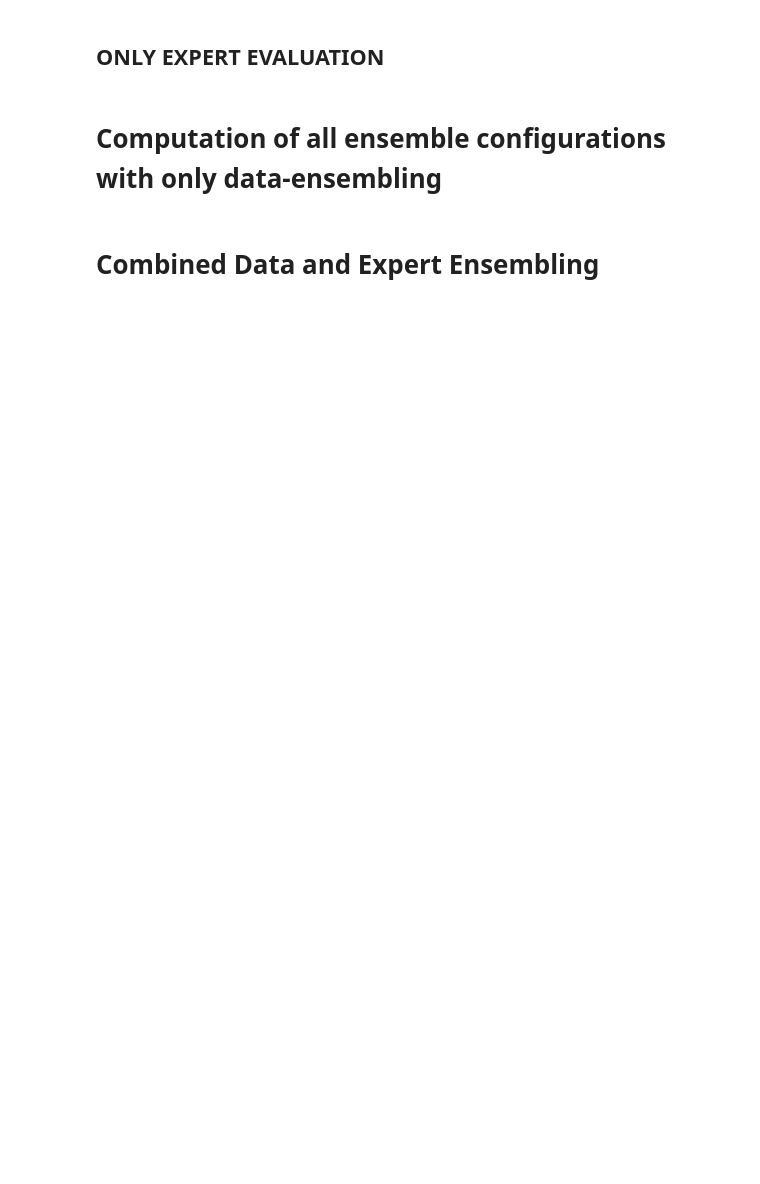
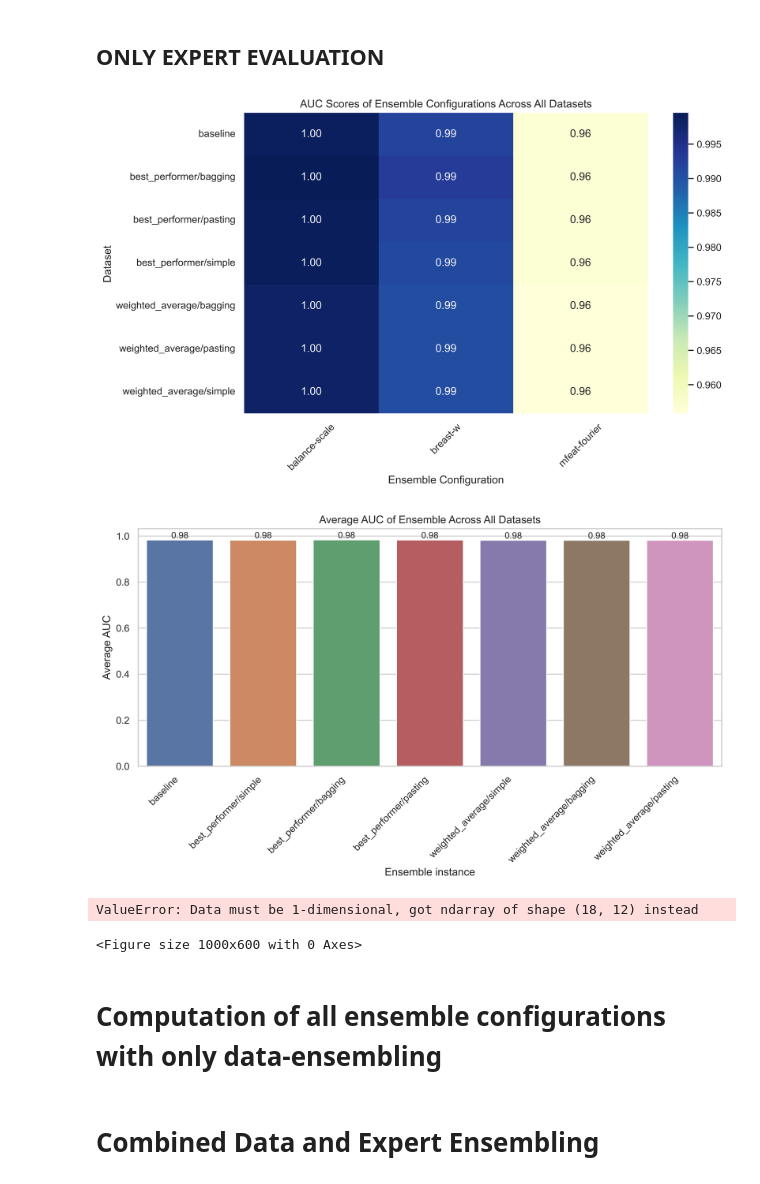
Before and after one commit to PufferFishCode/MSGPFN, a Jupyter notebook: tabpfn/EnsembleTabPfnAUC.ipynb, the cells around one changed output. Drawn from its saved outputs; the diff is of its cells as text; code cells hidden in the pictures; blank space fills up the shorter version.

```diff
--- a/tabpfn/EnsembleTabPfnAUC.ipynb
+++ b/tabpfn/EnsembleTabPfnAUC.ipynb
@@ -428,30 +365,35 @@ def plot_histogram_average_AUC_instance(dictionary, result_path):
 # %%
 def plot_histogram_average_auc_model(dictionary, result_path):
     model_auc_dict = {}
+
     for ensemble_name, ensemble_data in dictionary.items():
+        if "baseline" == ensemble_name:
+            continue
+
         for dataset_name, ensemble_dict in ensemble_data.items():
-            if "data_ens_dict" not in ensemble_dict:
-                continue
+            for model_name, model_content in ensemble_dict["model_dict"].items():
 
-            for model_name_key, model_data in ensemble_dict["data_ens_dict"].items():
-                model_name = "_".join(model_name_key.split("-")[0].split("_")[1:])
-
+                model_auc = model_content["model_auc"]
                 if model_name not in model_auc_dict:
                     model_auc_dict[model_name] = []
 
-                model_auc_dict[model_name].append(model_data["data_auc"])
+                model_auc_dict[model_name].append(model_auc)
 
-    for model_name, data_auc_list in model_auc_dict.items():
-        model_auc_dict[model_name] = sum(model_auc_dict[model_name]) / len(model_auc_dict[model_name])
+    # for model_name, model_auc_list in model_auc_dict.items():
+    #     model_auc_dict[model_name] = sum(model_auc_list) / len(model_auc_list)
 
     # Convert the dictionary into two separate lists (x-axis and y-axis)
-    model_names = list(model_auc_dict.keys())
-    average_aucs = list(model_auc_dict.values())
+
+    data = pd.DataFrame(model_auc_dict)
+
 
     # Create the histogram using Seaborn's barplot
     sns.set(style="whitegrid")
     plt.figure(figsize=(10, 6))
-    sns_plot = sns.barplot(x=model_names, y=average_aucs)
+
+    sns_plot = sns.barplot(x=data.columns,
+                           y=data.values,
+                           errorbar=('ci', 95), estimator="mean" )
     plt.xlabel("Models")
     plt.ylabel("Average AUC")
     plt.title("Average AUC of Models Across Ensembles and All Datasets")
@@ -996,7 +1004,7 @@ predict_proba use moe ensembling and no data-ensembling as no data preprocessing
 ## ONLY EXPERT EVALUATION
 # %%
 #---------------------------- S T A R T - E V A L U A T I O N - P L O T S ----------------------------
-
+ensemble_results = clean_result_dictionary_for_evaluation(ensemble_results, keys_to_exclude= ["model", "train_data", "test_data", "test_preds"])
 #---------------------------- H E A T M A P S ----------------------------
 start, stop = 0, 15
 
@@ -1005,43 +1013,49 @@ plot_heatmap_auc_datasets_configs(ensemble_results, dataset_names, f"{evaluation
 
 
 #---------------------------- A V E R A G E - W EI G H T - H I S T O G R A M -------------------------
-transformation_names =[ transformation[0] for transformation in data_preprocess_config["sklearn_transformations"]]
-plot_histogram_average_weights_data_transformations(ensemble_results, transformation_names,f"{evaluations_folder}plot_histogram_average_weights_data_transformations.png" )
+#transformation_names =[ transformation[0] for transformation in data_preprocess_config["sklearn_transformations"]]
+#plot_histogram_average_weights_data_transformations(ensemble_results, transformation_names,f"{evaluations_folder}plot_histogram_average_weights_data_transformations.png" )
 
 
 #---------------------------- S C A T T E R -------------------------
-plot_scatter_train_auc_test_auc_best_performer_transformations(ensemble_results, f"{evaluations_folder}plot_scatter_train_auc_test_auc_best_performer_transformations.png")
-plot_scatter_train_auc_test_auc_weighted_average_transformations(ensemble_results, f"{evaluations_folder}plot_scatter_train_auc_test_auc_weighted_average_transformations.png")
+#plot_scatter_train_auc_test_auc_best_performer_transformations(ensemble_results, f"{evaluations_folder}plot_scatter_train_auc_test_auc_best_performer_transformations.png")
+#plot_scatter_train_auc_test_auc_weighted_average_transformations(ensemble_results, f"{evaluations_folder}plot_scatter_train_auc_test_auc_weighted_average_transformations.png")
 
+# TODO
 
 #------------------------------------------------------------------------------------------------------------
 #---------------------------- T R A N S F O R M A T I O N S - H I S T O G R A M  ----------------------------
-transformation_names =[ transformation[0] for transformation in data_preprocess_config["sklearn_transformations"]]
-plot_histogram_average_weights_data_transformations(ensemble_results, transformation_names,f"{evaluations_folder}plot_histogram_average_weights_data_transformations.png" )
+#transformation_names =[transformation[0] for transformation in data_preprocess_config["sklearn_transformations"]]
+#plot_histogram_average_weights_data_transformations(ensemble_results, transformation_names,f"{evaluations_folder}plot_histogram_average_weights_data_transformations.png" )
 
 
 #------------------------------------------------------------------------------------------------------------
 #---------------------------- I N S T A N C E S - A U C - H I S T O G R A M  --------------------------------
 plot_histogram_average_AUC_instance(ensemble_results, f"{evaluations_folder}plot_histogram_average_AUC_instance.png")
 
 
 #------------------------------------------------------------------------------------------------------------
 #---------------------------- M O D E L - A U C - H I S T O G R A M  ----------------------------------------
 plot_histogram_average_auc_model(ensemble_results, f"{evaluations_folder}plot_histogram_average_auc_model.png" )
 
 
 #------------------------------------------------------------------------------------------------------------
 #---------------------------- T I M E S - M O D E L - H I S T O G R A M  ------------------------------------
 plot_histogram_times_picked_model(ensemble_results, f"{evaluations_folder}plot_histogram_times_picked_model.png" )
 
 
 #--------------------------------------------------------------------------------------------------
 #------------------ T I M E S - T R A N S F O R M A T I O N - H I S T O G R A M  ------------------
-plot_histogram_times_picked_transformation(ensemble_results, f"{evaluations_folder}plot_histogram_times_picked_transformation.png" )
+# plot_histogram_times_picked_transformation(ensemble_results, f"{evaluations_folder}plot_histogram_times_picked_transformation.png" )
 
 
 #---------------------------- S T A T I S T I C A L - T E S T S -------------------------
 ttest_auc_performance_compared_to_baseline(dictionary=ensemble_results, alpha=0.05)
+# %% [output]
+[figure, added]
+[figure, added]
+ValueError: Data must be 1-dimensional, got ndarray of shape (18, 12) instead
+<Figure size 1000x600 with 0 Axes>
 # %% [markdown]
 # Computation of all ensemble configurations with only data-ensembling
 # %%
```
Also changed, not shown: parts of 11 cells of this notebook, 10 other files.
